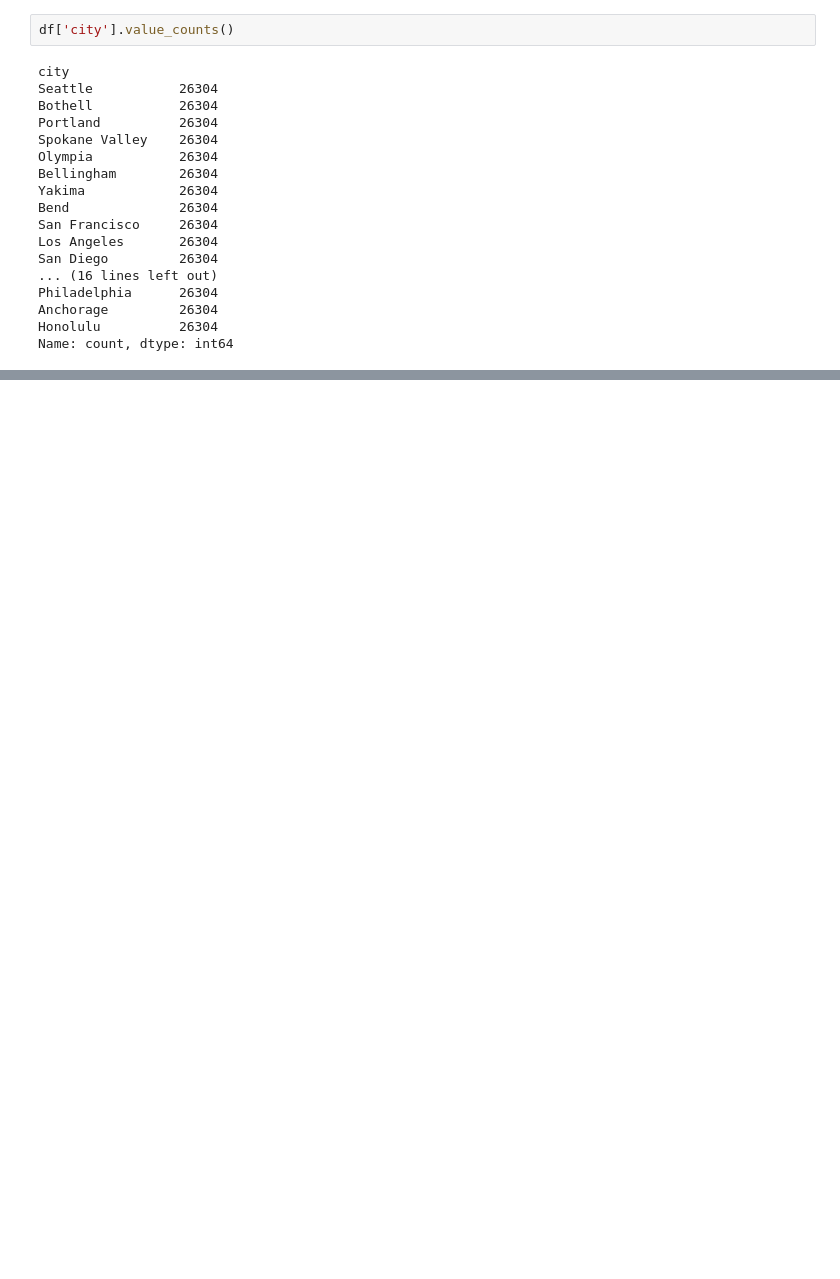
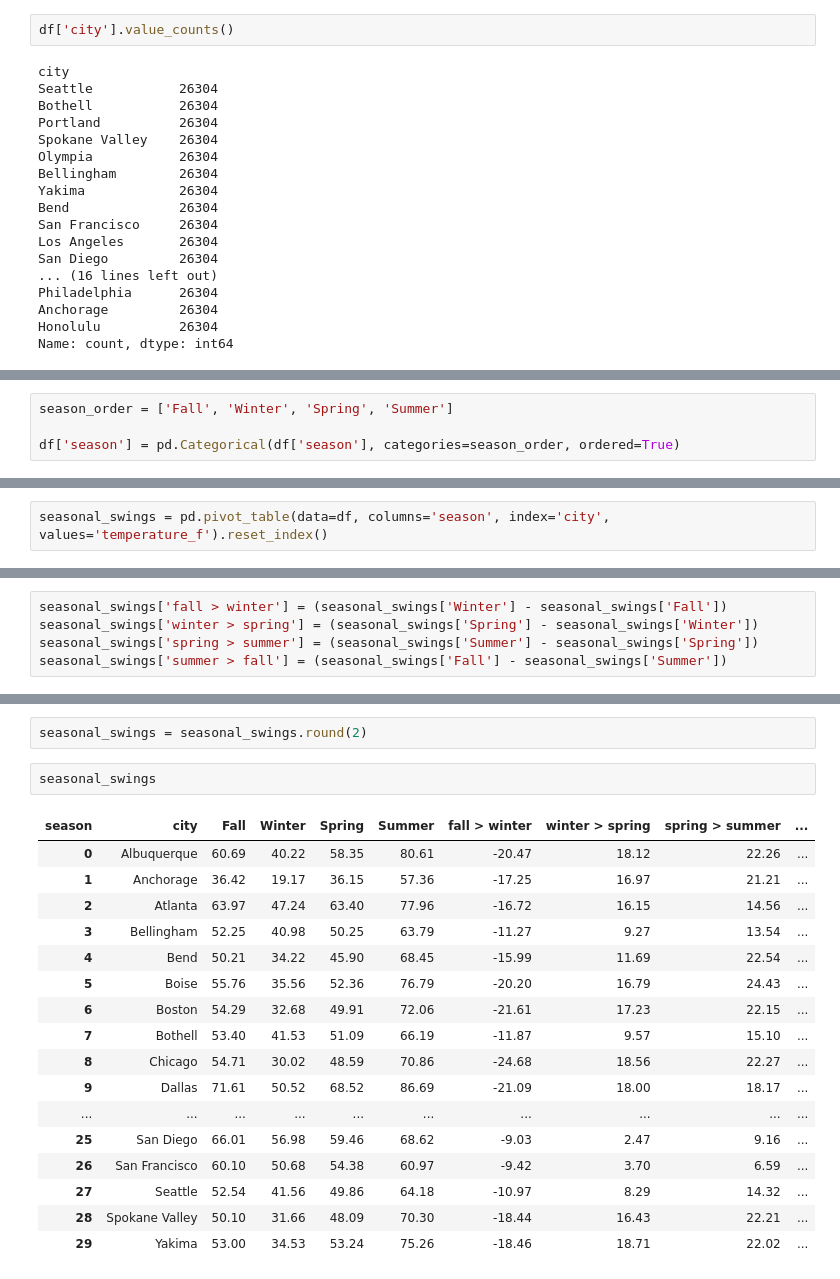
Before and after one commit to danielphilip12/Weather-Pipeline, a Jupyter notebook: notebooks/analysis.ipynb, the cells around one changed output, grey strips where cells are left out. Cells and saved outputs as stored; diff of their text form; blank space fills up the shorter version.

Commit message:
Add some basic analyses and created new columns based on existing data

```diff
--- a/notebooks/analysis.ipynb
+++ b/notebooks/analysis.ipynb
@@ -104,0 +269,4 @@ Name: count, dtype: int64
+# %%
+season_order = ['Fall', 'Winter', 'Spring', 'Summer']
+
+df['season'] = pd.Categorical(df['season'], categories=season_order, ordered=True)
@@ -124,0 +336,2 @@ Name: temperature_f, dtype: float64
+# %%
+seasonal_swings = pd.pivot_table(data=df, columns='season', index='city', values='temperature_f').reset_index()
@@ -124,0 +358,5 @@ Name: temperature_f, dtype: float64
+# %%
+seasonal_swings['fall > winter'] = (seasonal_swings['Winter'] - seasonal_swings['Fall'])
+seasonal_swings['winter > spring'] = (seasonal_swings['Spring'] - seasonal_swings['Winter'])
+seasonal_swings['spring > summer'] = (seasonal_swings['Summer'] - seasonal_swings['Spring'])
+seasonal_swings['summer > fall'] = (seasonal_swings['Fall'] - seasonal_swings['Summer'])
@@ -124,0 +372,22 @@ Name: temperature_f, dtype: float64
+# %%
+seasonal_swings = seasonal_swings.round(2)
+# %%
+seasonal_swings
+# %% [output]
+| season | city | Fall | Winter | Spring | Summer | fall > winter | winter > spring | spring > summer | ... |
+| 0 | Albuquerque | 60.69 | 40.22 | 58.35 | 80.61 | -20.47 | 18.12 | 22.26 | ... |
+| 1 | Anchorage | 36.42 | 19.17 | 36.15 | 57.36 | -17.25 | 16.97 | 21.21 | ... |
+| 2 | Atlanta | 63.97 | 47.24 | 63.40 | 77.96 | -16.72 | 16.15 | 14.56 | ... |
+| 3 | Bellingham | 52.25 | 40.98 | 50.25 | 63.79 | -11.27 | 9.27 | 13.54 | ... |
+| 4 | Bend | 50.21 | 34.22 | 45.90 | 68.45 | -15.99 | 11.69 | 22.54 | ... |
+| 5 | Boise | 55.76 | 35.56 | 52.36 | 76.79 | -20.20 | 16.79 | 24.43 | ... |
+| 6 | Boston | 54.29 | 32.68 | 49.91 | 72.06 | -21.61 | 17.23 | 22.15 | ... |
+| 7 | Bothell | 53.40 | 41.53 | 51.09 | 66.19 | -11.87 | 9.57 | 15.10 | ... |
+| 8 | Chicago | 54.71 | 30.02 | 48.59 | 70.86 | -24.68 | 18.56 | 22.27 | ... |
+| 9 | Dallas | 71.61 | 50.52 | 68.52 | 86.69 | -21.09 | 18.00 | 18.17 | ... |
+| ... | ... | ... | ... | ... | ... | ... | ... | ... | ... |
+| 25 | San Diego | 66.01 | 56.98 | 59.46 | 68.62 | -9.03 | 2.47 | 9.16 | ... |
+| 26 | San Francisco | 60.10 | 50.68 | 54.38 | 60.97 | -9.42 | 3.70 | 6.59 | ... |
+| 27 | Seattle | 52.54 | 41.56 | 49.86 | 64.18 | -10.97 | 8.29 | 14.32 | ... |
+| 28 | Spokane Valley | 50.10 | 31.66 | 48.09 | 70.30 | -18.44 | 16.43 | 22.21 | ... |
+| 29 | Yakima | 53.00 | 34.53 | 53.24 | 75.26 | -18.46 | 18.71 | 22.02 | ... |
```
Also changed, not shown: parts of 45 cells of this notebook.
